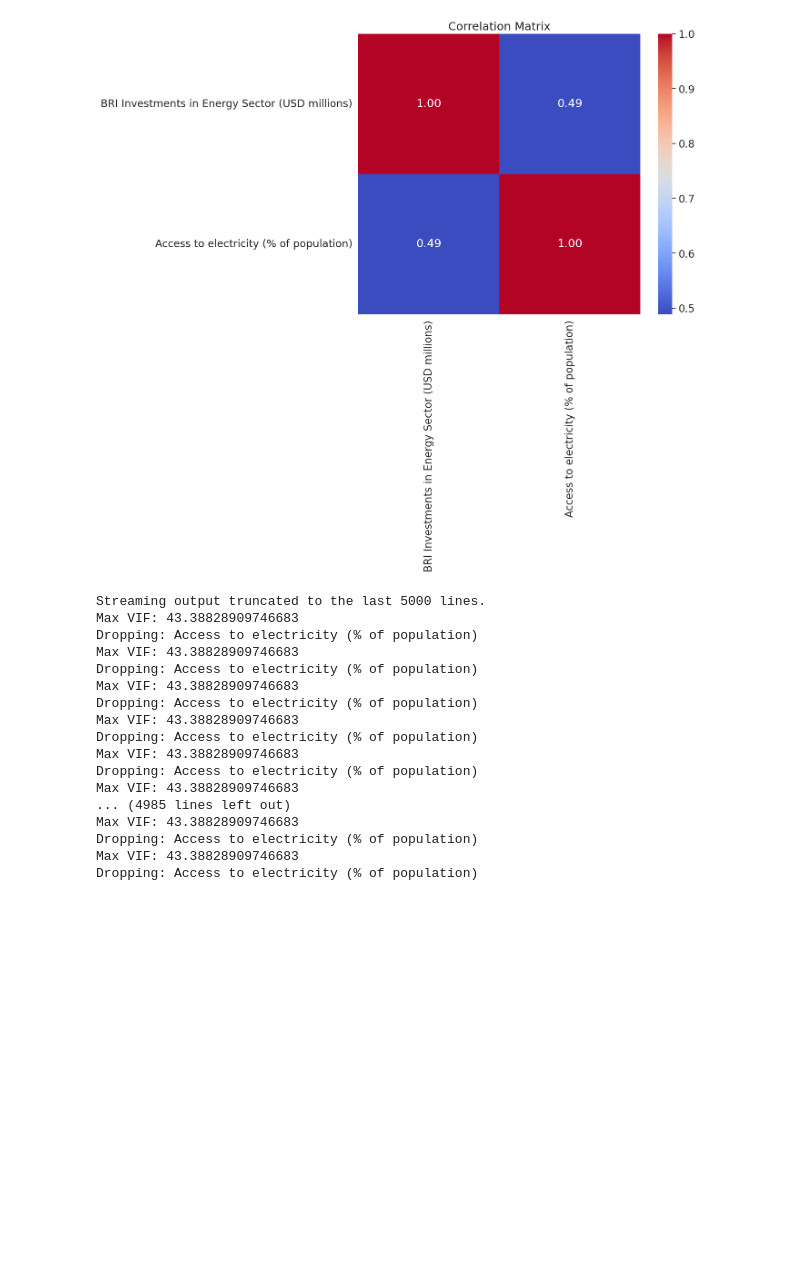
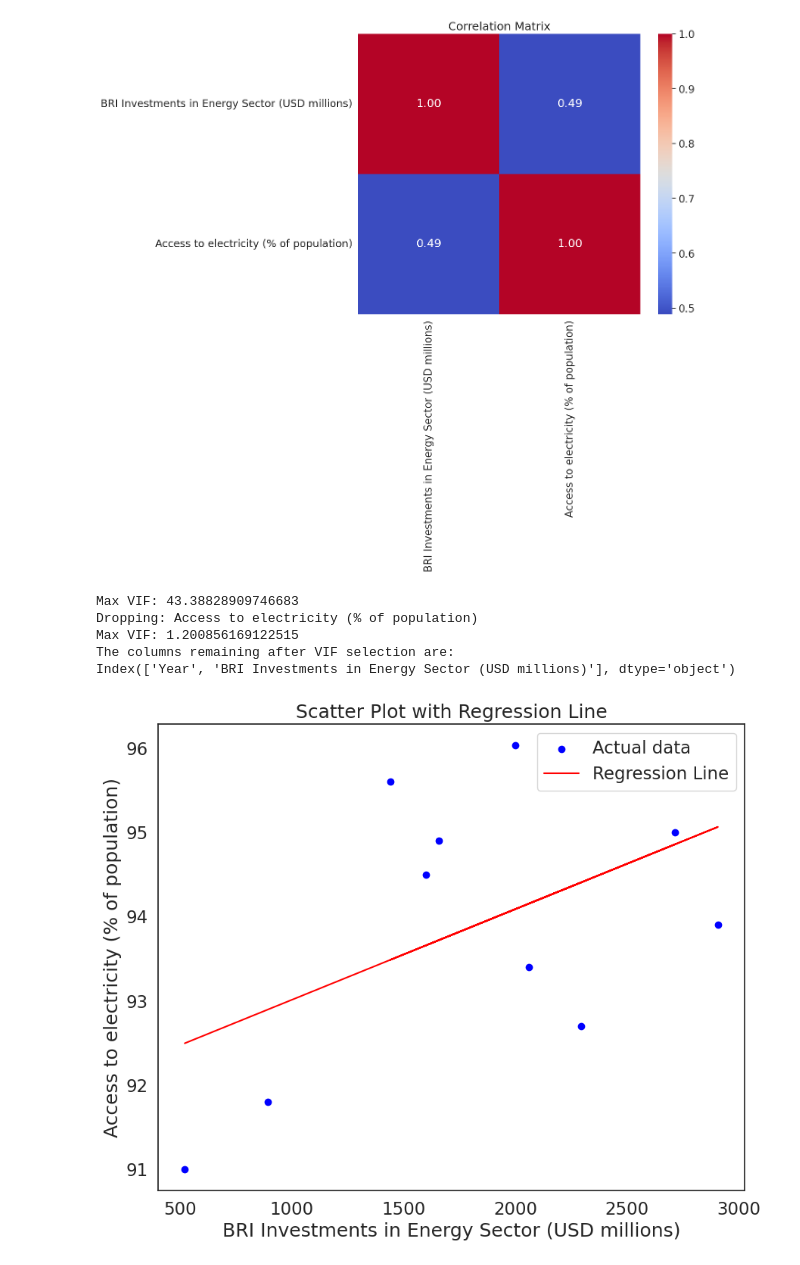
Before and after one commit to ilinashah177/Coursework-Website, a Jupyter notebook: Copy_of_Regression_Investments_and_Energy_Capacity.ipynb, the cells around one changed output. Cells and saved outputs as stored; diff of their text form; code cells hidden in the pictures; blank space fills up the shorter version.

```diff
--- a/Copy_of_Regression_Investments_and_Energy_Capacity.ipynb
+++ b/Copy_of_Regression_Investments_and_Energy_Capacity.ipynb
@@ -624,53 +634,43 @@ def drop_column_using_vif_(df, list_var_not_to_remove=None, thresh=5):
 # %%
 vars3=['BRI Investments in Energy Sector (USD millions)','Access to electricity (% of population)']
 
-vif3 = drop_column_using_vif_(data3_cleaned[vars], thresh=5)
+vif3 = drop_column_using_vif_(data3_cleaned[vars3], thresh=5)
 print("The columns remaining after VIF selection are:")
 print(vif3.columns)
 # %% [output]
-Streaming output truncated to the last 5000 lines.
 Max VIF: 43.38828909746683
 Dropping: Access to electricity (% of population)
-Max VIF: 43.38828909746683
-Dropping: Access to electricity (% of population)
-Max VIF: 43.38828909746683
-Dropping: Access to electricity (% of population)
-Max VIF: 43.38828909746683
-Dropping: Access to electricity (% of population)
-Max VIF: 43.38828909746683
-Dropping: Access to electricity (% of population)
-Max VIF: 43.38828909746683
-... (4985 lines left out)
-Max VIF: 43.38828909746683
-Dropping: Access to electricity (% of population)
-Max VIF: 43.38828909746683
-Dropping: Access to electricity (% of population)
+Max VIF: 1.200856169122515
+The columns remaining after VIF selection are:
+Index(['Year', 'BRI Investments in Energy Sector (USD millions)'], dtype='object')
 # %%
 #Select features (X) and target (y)
-X = data_cleaned[['BRI Investments in Energy Sector (USD millions)']]
-y = data_cleaned['Total Energy Capacity Added from Completed CPEC Projects (MW)']
+X = data3_cleaned[['BRI Investments in Energy Sector (USD millions)']]
+y = data3_cleaned['Access to electricity (% of population)']
 
 #Perform Linear Regression
 model = LinearRegression()
 model.fit(X, y)
 
 #Predict values using the regression model
 y_pred = model.predict(X)
 
 #Create the scatter plot
 plt.scatter(X, y, color='blue', label='Actual data')
 
 #Plot the regression line
 plt.plot(X, y_pred, color='red', label='Regression Line')
 
 #Add labels and title
 plt.xlabel('BRI Investments in Energy Sector (USD millions)')
-plt.ylabel('Total Energy Capacity Added from Completed CPEC Projects (MW)')
+plt.ylabel('Access to electricity (% of population)')
 plt.title('Scatter Plot with Regression Line')
 plt.legend()
 
 #Show the plot
 plt.show()
+# %% [output]
+[figure, added]
 # %%
 from statsmodels.formula.api import ols
 from statsmodels.iolib.summary2 import summary_col
```
Also changed, not shown: parts of 5 cells of this notebook.
